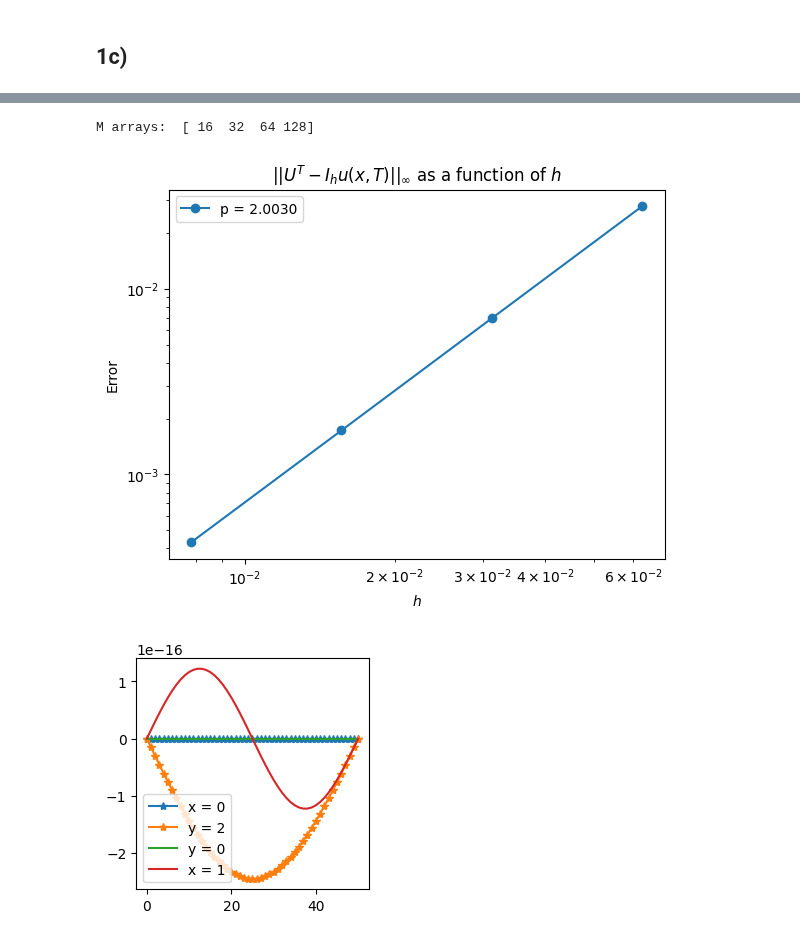
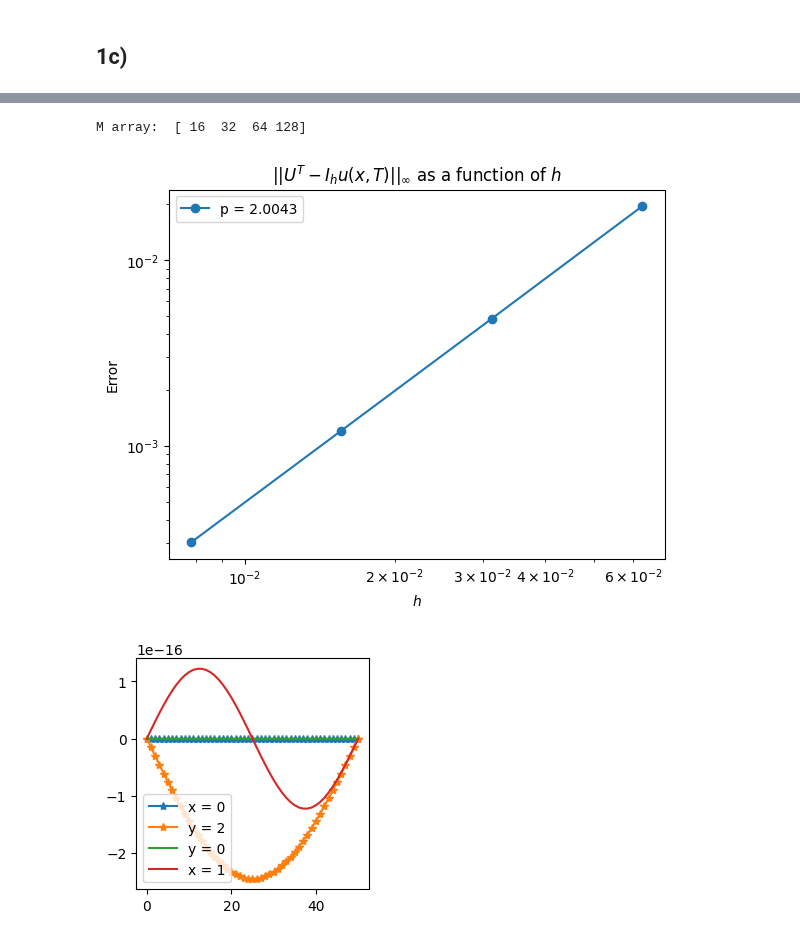
Before and after one commit to aledha/TMA4212-NumDiffDiff, a Jupyter notebook: Project 1/Proj1_code.ipynb, the cells around one changed output, grey strips where cells are left out. Drawn from its saved outputs; the diff is of its cells as text; code cells hidden in the pictures.

```diff
--- a/Project 1/Proj1_code.ipynb
+++ b/Project 1/Proj1_code.ipynb
@@ -266,7 +268,7 @@ Ms = 2**np.arange(4, 4+num_points)
 print("M array: ", Ms)
 hs = 1 / Ms
 r = 2
-a = 0
+a = 2
 
 def u_exact(x, y):
     return np.sin(np.pi * x) * np.cos(np.pi * y)
@@ -276,35 +278,35 @@ def f(x, y):
 
 errors = np.zeros(num_points)
 
 for i in range(num_points):
     x = np.linspace(0, 1, Ms[i]+1)
     y = np.linspace(0, 2, Ms[i]+1)
     xx, yy = np.meshgrid(x, y)
 
     f_matrix = f(xx, yy)[1:-1, 1:-1]
     f_vec = f_matrix.flatten()
     U_exact = u_exact(xx, yy)
 
     bottom = U_exact[0, :]
     top = U_exact[-1, :]
     left = U_exact[:, 0]
     right = U_exact[:, -1]
     boundaries = [left,top,right,bottom]
 
     U = solver(f_vec, boundaries, a, Ms[i])
     errors[i] = np.max(np.abs(U - U_exact[1:-1, 1:-1]))
 
 order = np.polyfit(np.log(hs),np.log(errors), 1)[0]
 
 plt.loglog(hs, errors, '-o', label = 'p = {:.4f}'.format(order))
 plt.xlabel(r'$h$')
 plt.ylabel('Error')
 plt.title(r'$||U^T-I_hu(x,T)||_\infty$ as a function of $h$')
 plt.legend()
 plt.show()
 # %% [output]
-M arrays:  [ 16  32  64 128]
+M array:  [ 16  32  64 128]
-[figure, old version]
+[figure, new version]
 # %%
 M = 50
 h = 1/M
```
Also changed, not shown: parts of 1 cell of this notebook.
